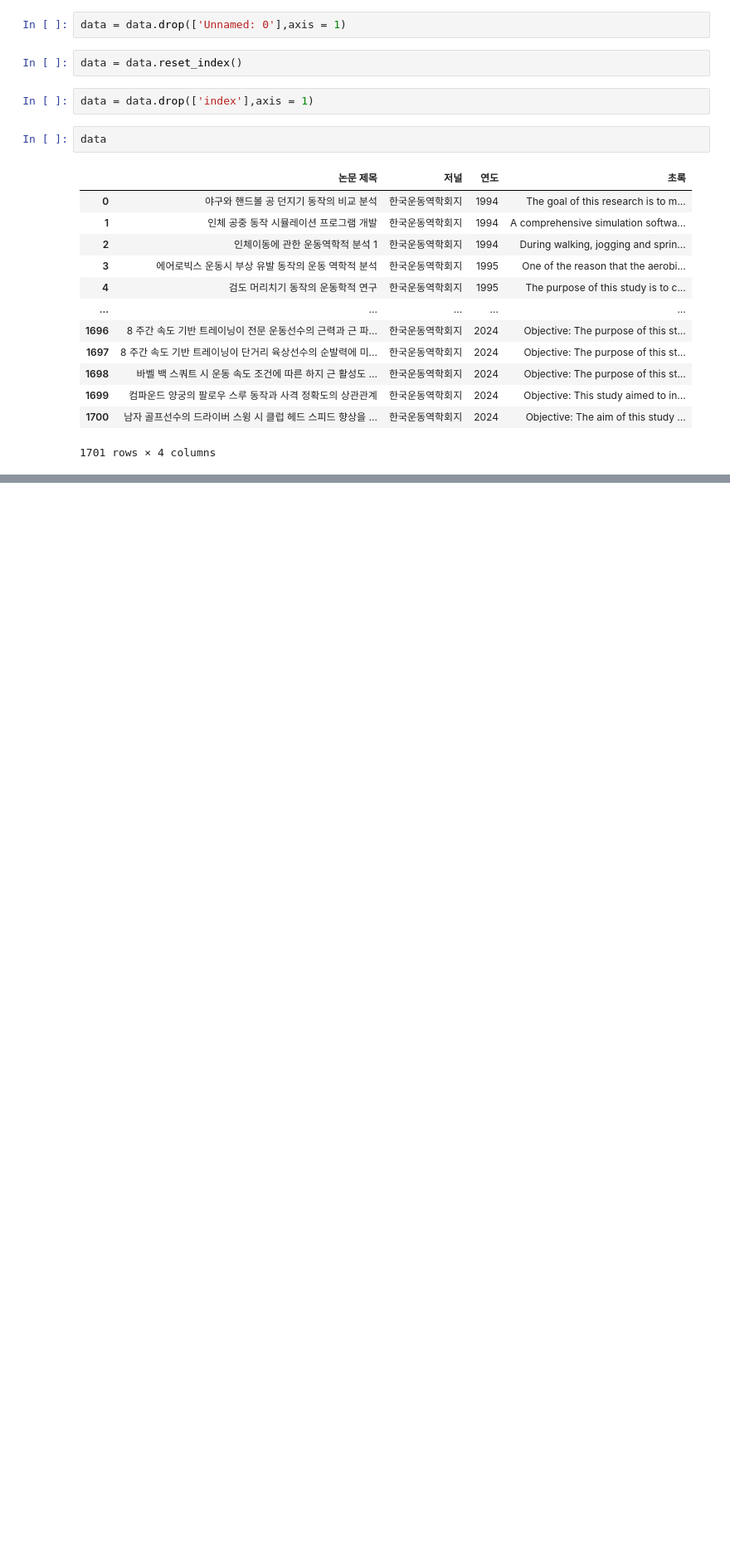
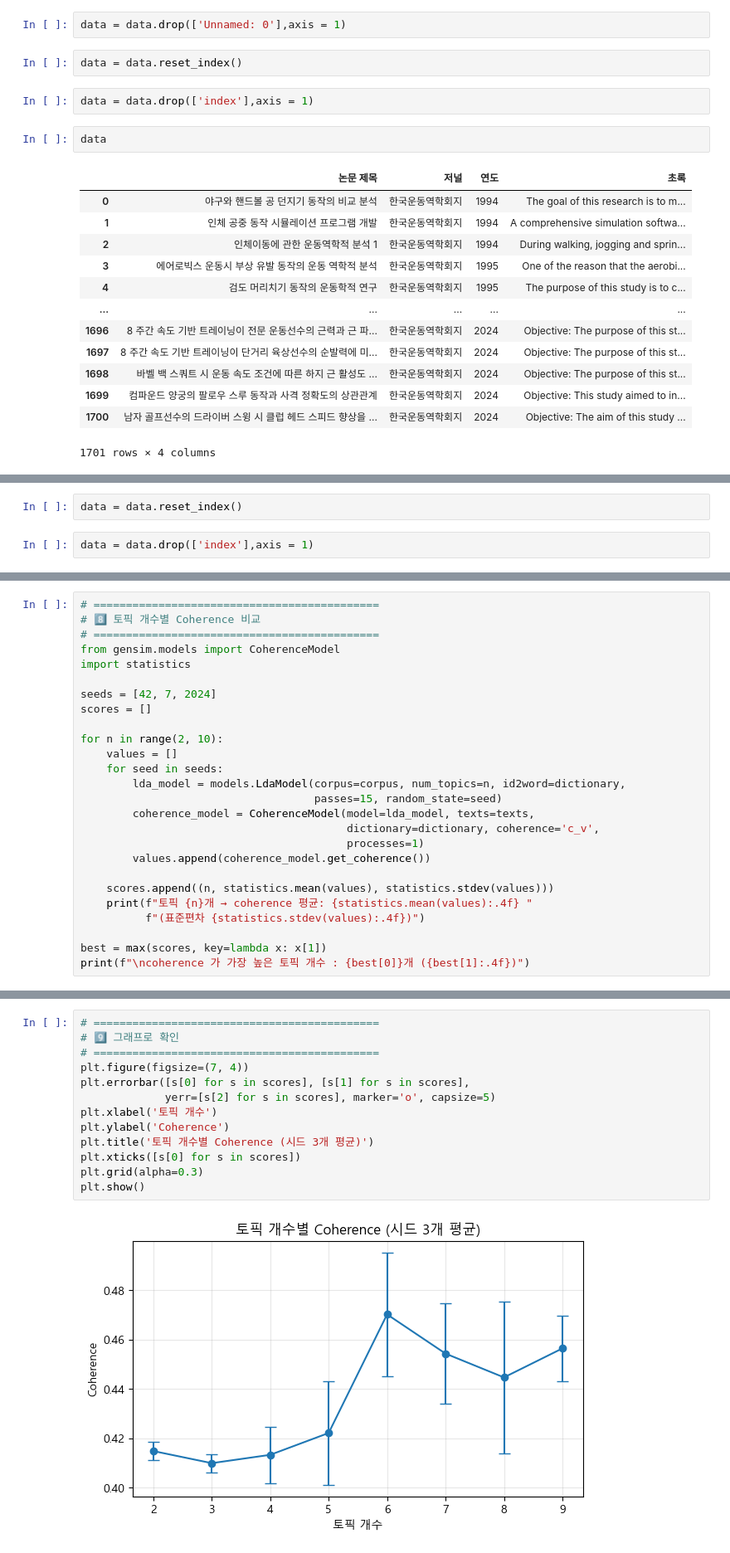
Before and after one commit to CSKY0917/Projects, a Jupyter notebook: 한국운동역학회 논문 텍스트 데이터를 활용한 연구 주제 탐색/토픽모델링.ipynb, the cells around one changed output, grey strips where cells are left out. Shown at 83% size. Saved outputs shown, nothing was run; the diff lists cells and outputs as text; blank space fills up the shorter version.

```diff
--- a/한국운동역학회 논문 텍스트 데이터를 활용한 연구 주제 탐색/토픽모델링.ipynb
+++ b/한국운동역학회 논문 텍스트 데이터를 활용한 연구 주제 탐색/토픽모델링.ipynb
@@ -205,0 +170,4 @@ for i in range(lda_model.num_topics):
+# %%
+data = data.reset_index()
+# %%
+data = data.drop(['index'],axis = 1)
@@ -205,0 +275,26 @@ for i in range(lda_model.num_topics):
+# %%
+# ============================================
+# 8️⃣ 토픽 개수별 Coherence 비교
+# ============================================
+from gensim.models import CoherenceModel
+import statistics
+
+seeds = [42, 7, 2024]
+scores = []
+
+for n in range(2, 10):
+    values = []
+    for seed in seeds:
+        lda_model = models.LdaModel(corpus=corpus, num_topics=n, id2word=dictionary,
+                                    passes=15, random_state=seed)
+        coherence_model = CoherenceModel(model=lda_model, texts=texts,
+                                         dictionary=dictionary, coherence='c_v',
+                                         processes=1)
+        values.append(coherence_model.get_coherence())
+
+    scores.append((n, statistics.mean(values), statistics.stdev(values)))
+    print(f"토픽 {n}개 → coherence 평균: {statistics.mean(values):.4f} "
+          f"(표준편차 {statistics.stdev(values):.4f})")
+
+best = max(scores, key=lambda x: x[1])
+print(f"\ncoherence 가 가장 높은 토픽 개수 : {best[0]}개 ({best[1]:.4f})")
@@ -205,0 +312,15 @@ for i in range(lda_model.num_topics):
+# %%
+# ============================================
+# 9️⃣ 그래프로 확인
+# ============================================
+plt.figure(figsize=(7, 4))
+plt.errorbar([s[0] for s in scores], [s[1] for s in scores],
+             yerr=[s[2] for s in scores], marker='o', capsize=5)
+plt.xlabel('토픽 개수')
+plt.ylabel('Coherence')
+plt.title('토픽 개수별 Coherence (시드 3개 평균)')
+plt.xticks([s[0] for s in scores])
+plt.grid(alpha=0.3)
+plt.show()
+# %% [output]
+[figure, added]
```
Also changed, not shown: parts of 29 cells of this notebook, 1 other file.
